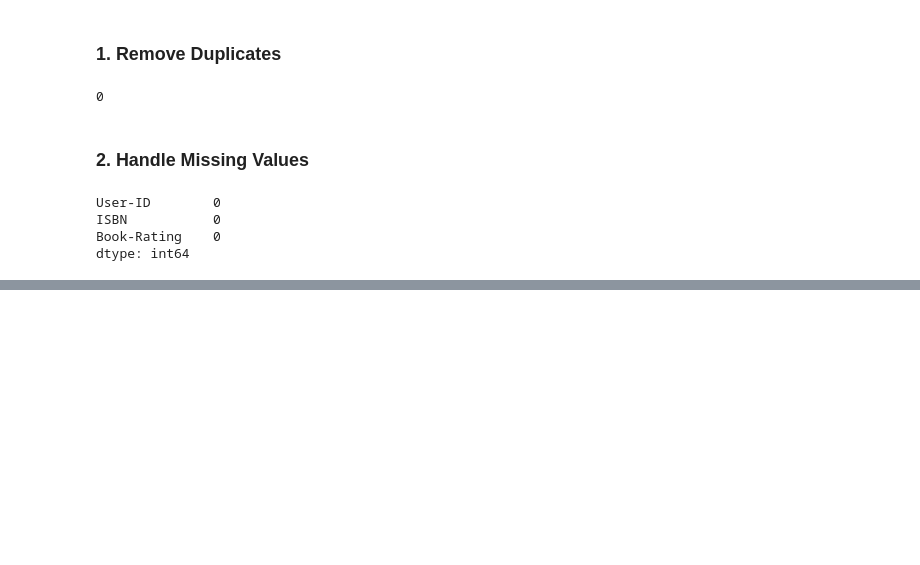
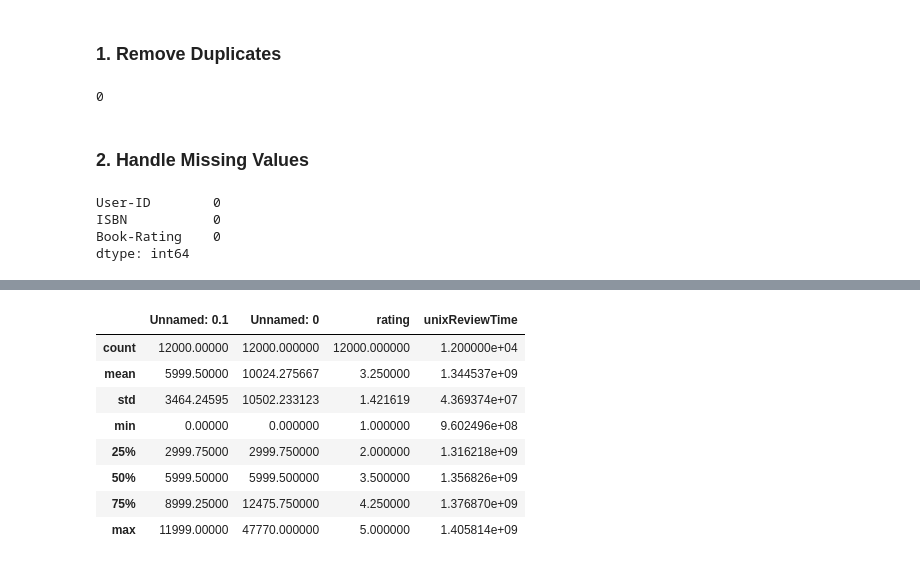
Before and after one commit to Shilpa-Manaji/Bookify.com, a Jupyter notebook: Database/datacleaning.ipynb, the cells around one changed output, grey strips where cells are left out. Drawn from its saved outputs; the diff is of its cells as text; code cells hidden in the pictures; blank space fills up the shorter version.

```diff
--- a/Database/datacleaning.ipynb
+++ b/Database/datacleaning.ipynb
@@ -257,0 +376,12 @@ rating_df.to_csv(r'C:\Users\HP\Desktop\Bookify\Database\Cleaned_Datasets\Ratings
+# %%
+all_review_df.describe()
+# %% [output]
+|  | Unnamed: 0.1 | Unnamed: 0 | rating | unixReviewTime |
+| count | 12000.00000 | 12000.000000 | 12000.000000 | 1.200000e+04 |
+| mean | 5999.50000 | 10024.275667 | 3.250000 | 1.344537e+09 |
+| std | 3464.24595 | 10502.233123 | 1.421619 | 4.369374e+07 |
+| min | 0.00000 | 0.000000 | 1.000000 | 9.602496e+08 |
+| 25% | 2999.75000 | 2999.750000 | 2.000000 | 1.316218e+09 |
+| 50% | 5999.50000 | 5999.500000 | 3.500000 | 1.356826e+09 |
+| 75% | 8999.25000 | 12475.750000 | 4.250000 | 1.376870e+09 |
+| max | 11999.00000 | 47770.000000 | 5.000000 | 1.405814e+09 |
```
Also changed, not shown: parts of 49 cells of this notebook.
